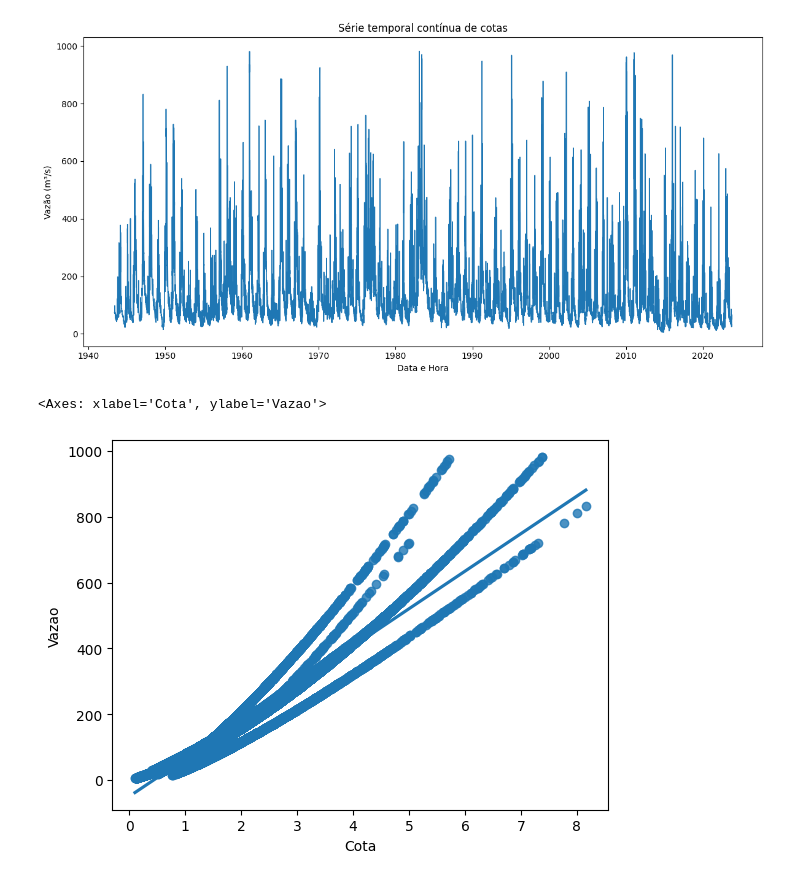
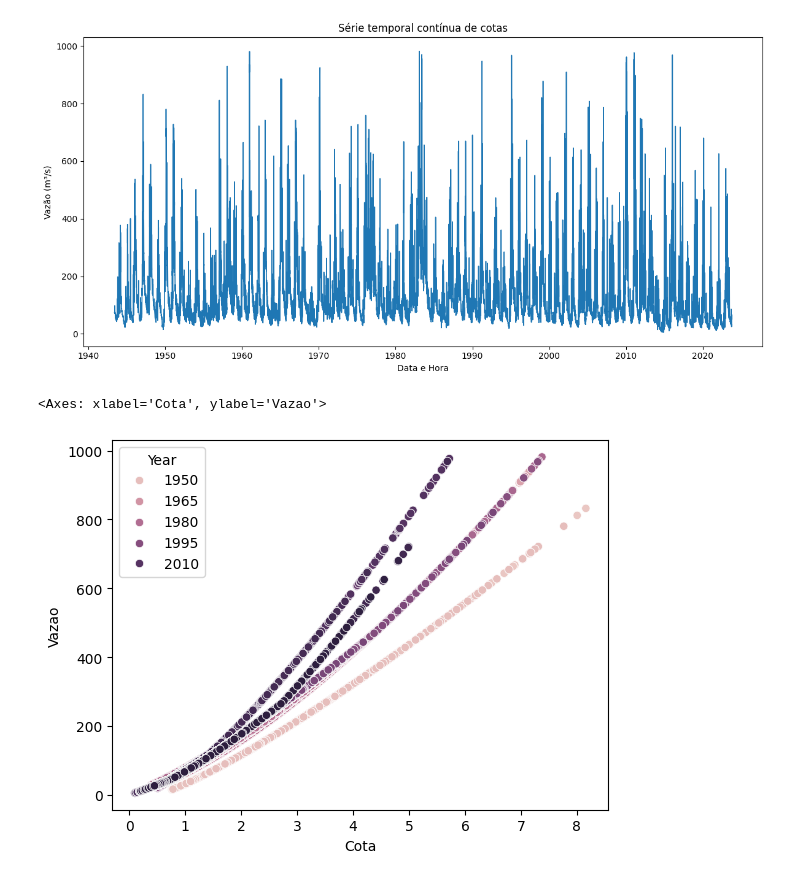
Before and after one commit to marcosrbenso/data-scence-para-engenharia-de-biossistemas, a Jupyter notebook: LEB0360_Hidrologia_Vazão_de_Cursos_d'água.ipynb, the cells around one changed output. Cells and saved outputs as stored; diff of their text form; code cells hidden in the pictures.

```diff
--- a/LEB0360_Hidrologia_Vazão_de_Cursos_d'água.ipynb
+++ b/LEB0360_Hidrologia_Vazão_de_Cursos_d'água.ipynb
@@ -216,12 +216,13 @@ plt.show()
 [figure]
 [figure]
 # %%
-df_flow = pd.DataFrame({'Vazao': vazao['Vazao'], 'Cota': cota['Cota']})
+df_flow = pd.DataFrame({'Vazao': vazao['Vazao'], 'Cota': cota['Cota'], 'Year': cota['Data'].dt.year})
+df_flow = df_flow.dropna()
 # Show the results of a linear regression within each dataset
-sbn.regplot(
-    data=df_flow, x="Cota", y="Vazao"
+sbn.scatterplot(
+    data=df_flow, x="Cota", y="Vazao", hue = "Year"
 
 )
 # %% [output]
 <Axes: xlabel='Cota', ylabel='Vazao'>
-[figure, old version]
+[figure, new version]
```
Also changed, not shown: parts of 1 cell of this notebook.
